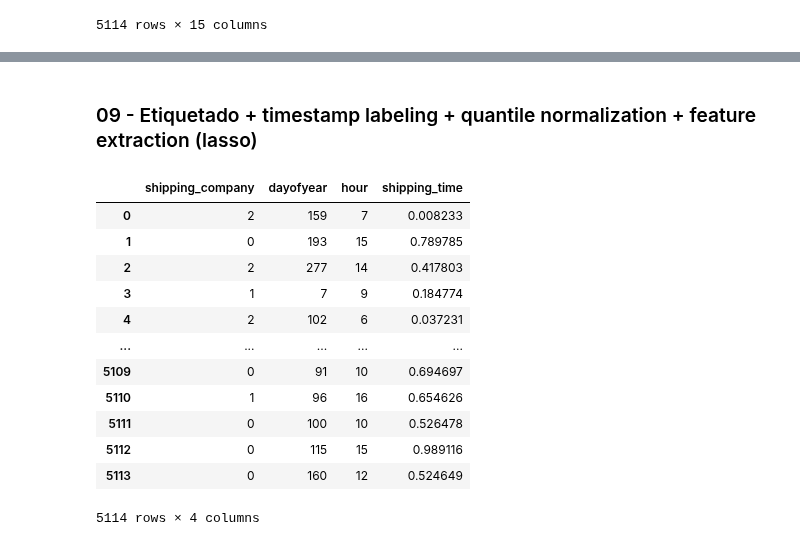
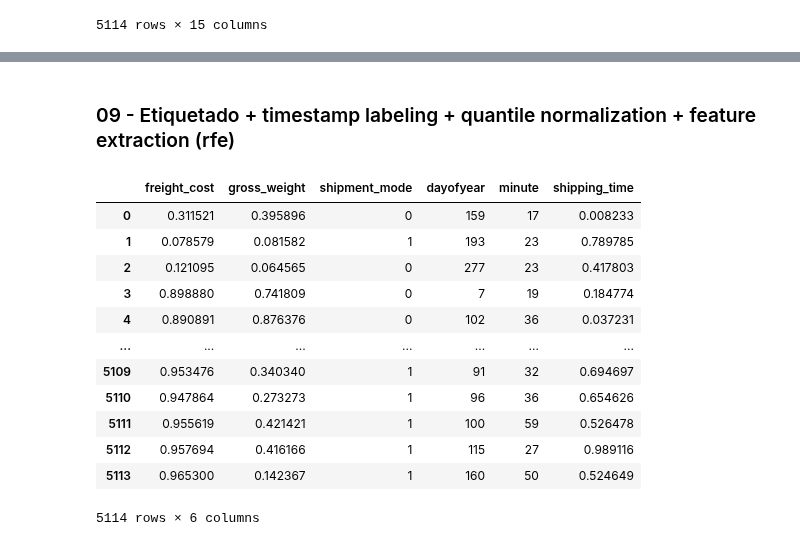
Before and after one commit to alu0101351773/TAAD_practicas, a Jupyter notebook: src/regression.ipynb, the cells around one changed output, grey strips where cells are left out. Saved outputs shown, nothing was run; the diff lists cells and outputs as text; code cells hidden in the pictures.

```diff
--- a/src/regression.ipynb
+++ b/src/regression.ipynb
@@ -806,5 +802,5 @@ plot_results(test_results, y_test)
 # %% [markdown]
-### 09 - Etiquetado + timestamp labeling + quantile normalization + feature extraction (lasso)
+### 09 - Etiquetado + timestamp labeling + quantile normalization + feature extraction (rfe)
 # %%
 df_09 = df.copy(deep = True)
 
@@ -821,54 +817,58 @@ for col in category_list:
 # Conversión de tiempo a categorias
 df_09['send_timestamp'] = pd.to_datetime(df_09['send_timestamp'])
 df_09["year"] =         df_09["send_timestamp"].dt.year
 df_09["month"] =        df_09["send_timestamp"].dt.month
 df_09["day"] =          df_09["send_timestamp"].dt.day
 df_09["dayofweek"] =    df_09["send_timestamp"].dt.day_of_week
 df_09["dayofyear"] =    df_09["send_timestamp"].dt.day_of_year
 df_09["hour"] =         df_09["send_timestamp"].dt.hour
 df_09["minute"] =       df_09["send_timestamp"].dt.minute
 df_09.drop(columns="send_timestamp", inplace=True)
 
 # Normalizado de variables numéricas por Quantile
 numerical_list = [
     'freight_cost',
     'gross_weight',
     'shipment_charges',
     'shipping_time'
 ]
 for col in numerical_list:
     df_09[col] = QuantileTransformer().fit_transform(df_09[[col]])
 
 
-# Extracción de características por lasso
-importance_model = Lasso(alpha=0.1)
+# Extracción de características por Recursive Feature Elimination
+rfe_selector = RFE(
+    estimator = RandomForestRegressor(),
+    n_features_to_select = 5,
+    step = 1
+)
 X = df_09.drop(columns=['shipping_time'])
 y = df_09['shipping_time']
-importance_model.fit(X, y)
-feature_importance = np.abs(importance_model.coef_)
+rfe_selector.fit(X, y)
 
 selected_features = []
-for i, importance in enumerate(feature_importance):
-    if importance > 0:
-        selected_features += [X.columns[i]]
+for i, feature in enumerate(rfe_selector.support_):
+    if feature:
+        selected_features.append(X.columns[i])
+selected_features.append('shipping_time')
 
-df_09 = df_09.filter(selected_features + ['shipping_time'])
+df_09 = df_09.filter(selected_features)
 
 display(df_09)
 # %% [output]
-|  | shipping_company | dayofyear | hour | shipping_time |
-| 0 | 2 | 159 | 7 | 0.008233 |
-| 1 | 0 | 193 | 15 | 0.789785 |
-| 2 | 2 | 277 | 14 | 0.417803 |
-| 3 | 1 | 7 | 9 | 0.184774 |
-| 4 | 2 | 102 | 6 | 0.037231 |
-| ... | ... | ... | ... | ... |
-| 5109 | 0 | 91 | 10 | 0.694697 |
-| 5110 | 1 | 96 | 16 | 0.654626 |
-| 5111 | 0 | 100 | 10 | 0.526478 |
-| 5112 | 0 | 115 | 15 | 0.989116 |
-| 5113 | 0 | 160 | 12 | 0.524649 |
+|  | freight_cost | gross_weight | shipment_mode | dayofyear | minute | shipping_time |
+| 0 | 0.311521 | 0.395896 | 0 | 159 | 17 | 0.008233 |
+| 1 | 0.078579 | 0.081582 | 1 | 193 | 23 | 0.789785 |
+| 2 | 0.121095 | 0.064565 | 0 | 277 | 23 | 0.417803 |
+| 3 | 0.898880 | 0.741809 | 0 | 7 | 19 | 0.184774 |
+| 4 | 0.890891 | 0.876376 | 0 | 102 | 36 | 0.037231 |
+| ... | ... | ... | ... | ... | ... | ... |
+| 5109 | 0.953476 | 0.340340 | 1 | 91 | 32 | 0.694697 |
+| 5110 | 0.947864 | 0.273273 | 1 | 96 | 36 | 0.654626 |
+| 5111 | 0.955619 | 0.421421 | 1 | 100 | 59 | 0.526478 |
+| 5112 | 0.957694 | 0.416166 | 1 | 115 | 27 | 0.989116 |
+| 5113 | 0.965300 | 0.142367 | 1 | 160 | 50 | 0.524649 |
-5114 rows × 4 columns
+5114 rows × 6 columns
 # %%
 X = df_09.drop(columns=['shipping_time'])
 y = df_09['shipping_time']
```
Also changed, not shown: parts of 21 cells of this notebook.
